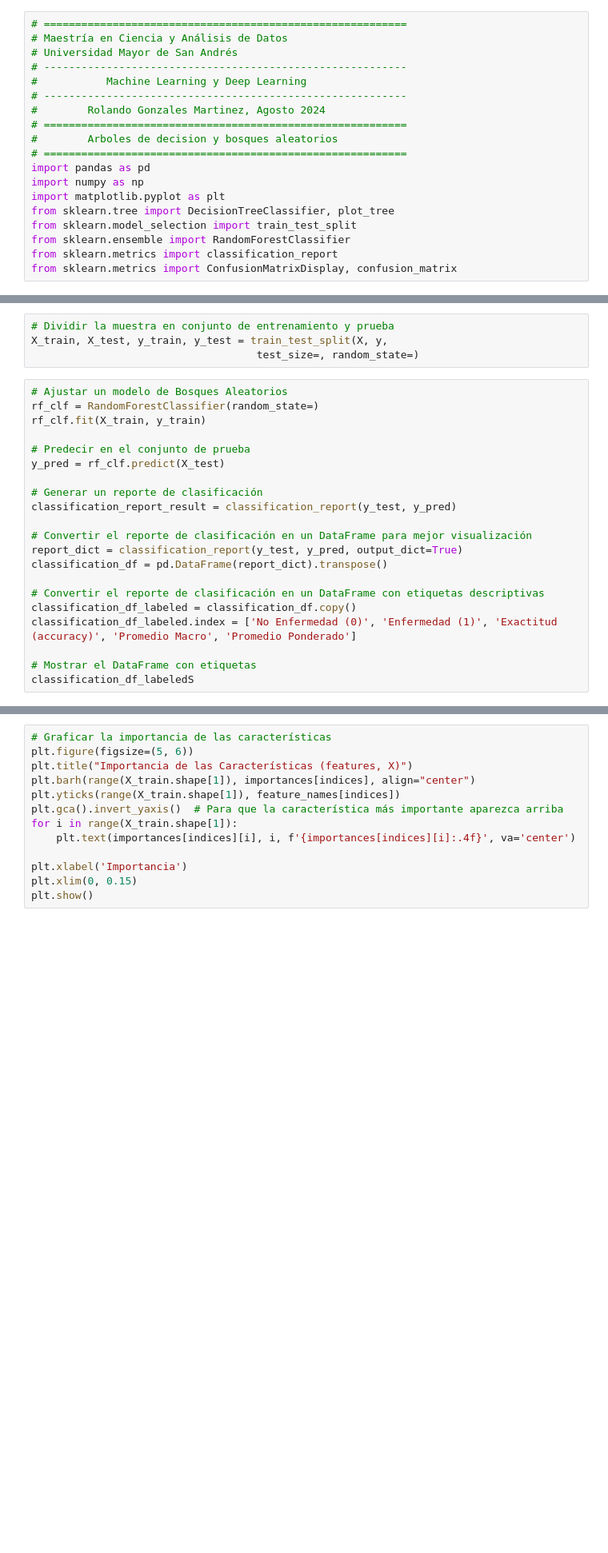
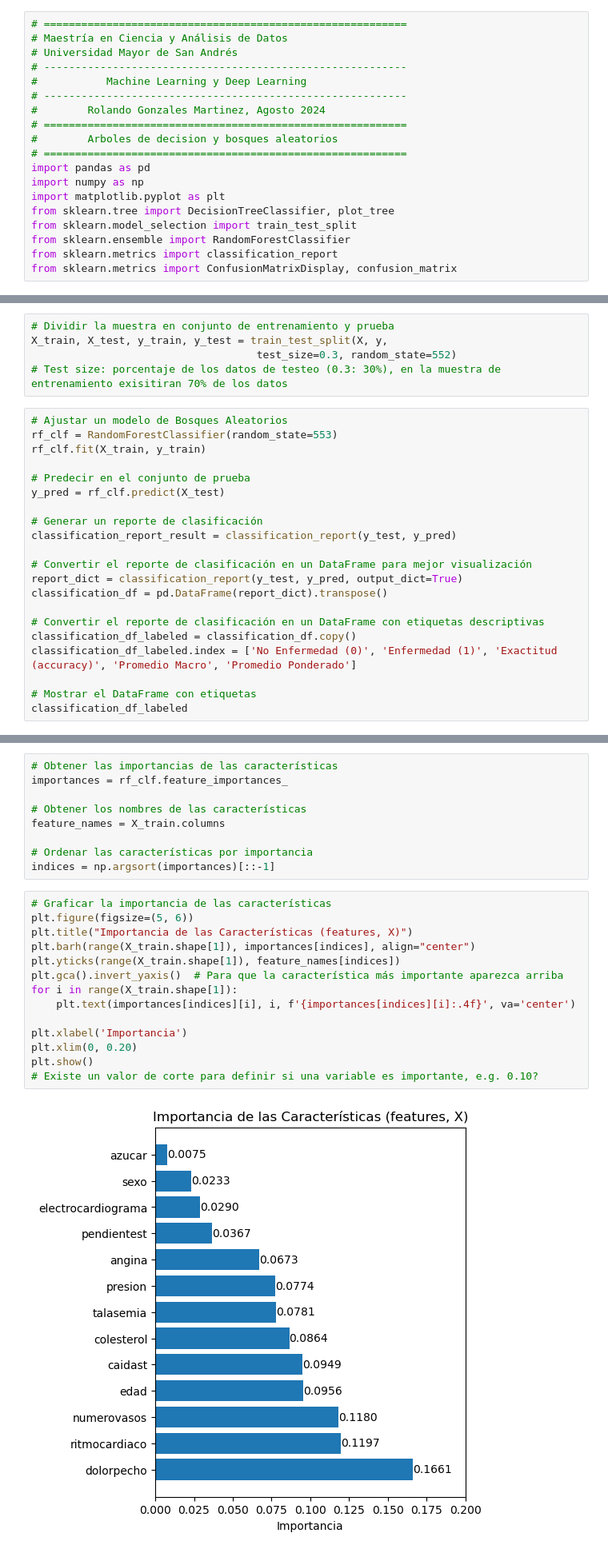
Before and after one commit to rogon666/UMSA, a Jupyter notebook: AIMLDL/Python scripts/AIMLDL_0301.ipynb, the cells around one changed output, grey strips where cells are left out. Shown at 80% size. Cells and saved outputs as stored; diff of their text form; blank space fills up the shorter version.

```diff
--- a/AIMLDL/Python scripts/AIMLDL_0301.ipynb
+++ b/AIMLDL/Python scripts/AIMLDL_0301.ipynb
@@ -134,10 +180,11 @@ plt.show()
 # %%
 # Dividir la muestra en conjunto de entrenamiento y prueba
 X_train, X_test, y_train, y_test = train_test_split(X, y,
-                                    test_size=, random_state=)
+                                    test_size=0.3, random_state=552)
+# Test size: porcentaje de los datos de testeo (0.3: 30%), en la muestra de entrenamiento exisitiran 70% de los datos
 # %%
 # Ajustar un modelo de Bosques Aleatorios
-rf_clf = RandomForestClassifier(random_state=)
+rf_clf = RandomForestClassifier(random_state=553)
 rf_clf.fit(X_train, y_train)
 
 # Predecir en el conjunto de prueba
@@ -155,4 +202,4 @@ classification_df_labeled = classification_df.copy()
 classification_df_labeled.index = ['No Enfermedad (0)', 'Enfermedad (1)', 'Exactitud (accuracy)', 'Promedio Macro', 'Promedio Ponderado']
 
 # Mostrar el DataFrame con etiquetas
-classification_df_labeledS
+classification_df_labeled
@@ -168,13 +225,25 @@ plt.show()
+# %%
+# Obtener las importancias de las características
+importances = rf_clf.feature_importances_
+
+# Obtener los nombres de las características
+feature_names = X_train.columns
+
+# Ordenar las características por importancia
+indices = np.argsort(importances)[::-1]
 # %%
 # Graficar la importancia de las características
 plt.figure(figsize=(5, 6))
 plt.title("Importancia de las Características (features, X)")
 plt.barh(range(X_train.shape[1]), importances[indices], align="center")
 plt.yticks(range(X_train.shape[1]), feature_names[indices])
 plt.gca().invert_yaxis()  # Para que la característica más importante aparezca arriba
 for i in range(X_train.shape[1]):
     plt.text(importances[indices][i], i, f'{importances[indices][i]:.4f}', va='center')
 
 plt.xlabel('Importancia')
-plt.xlim(0, 0.15)
+plt.xlim(0, 0.20)
 plt.show()
+# Existe un valor de corte para definir si una variable es importante, e.g. 0.10?
+# %% [output]
+[figure, added]
```
Also changed, not shown: parts of 8 cells of this notebook, 4 other files.
